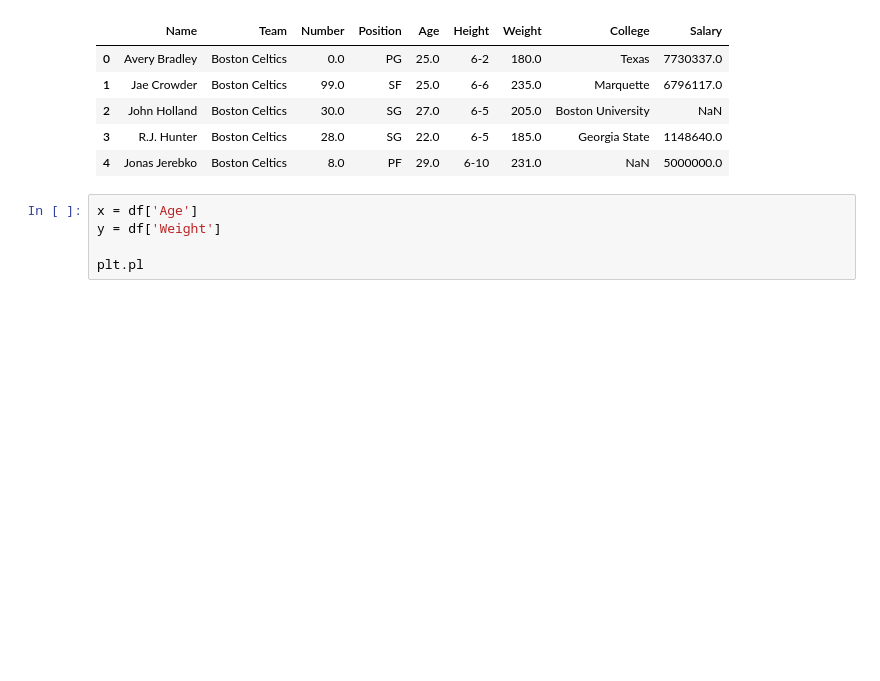
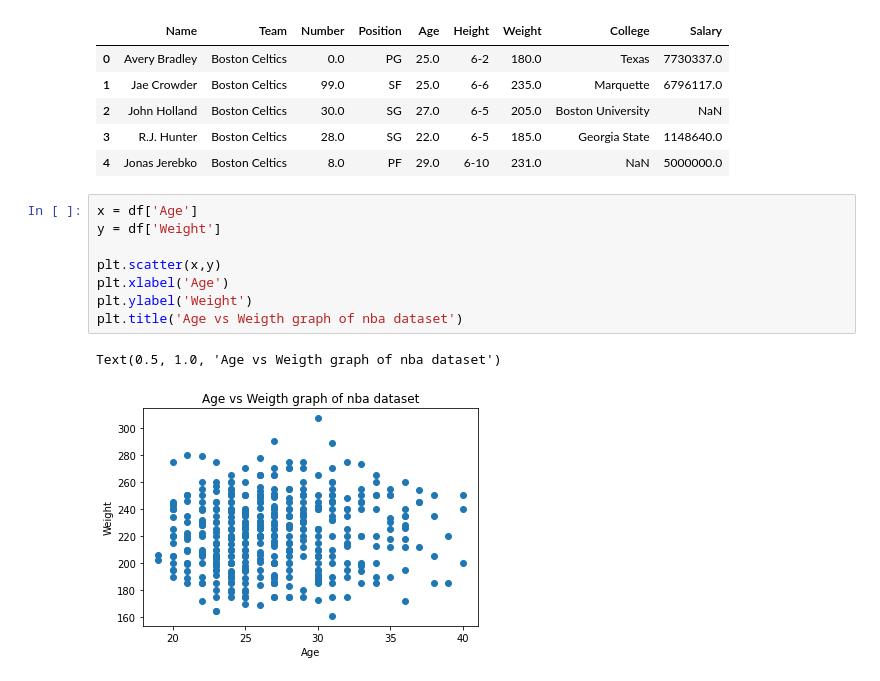
Before and after one commit to Sanket-Mathur/MachineLearning-PanjabUniversity, a Jupyter notebook: Matplotlib.ipynb, the cells around one changed output. Drawn from its saved outputs; the diff is of its cells as text; blank space fills up the shorter version.

```diff
--- a/Matplotlib.ipynb
+++ b/Matplotlib.ipynb
@@ -133,8 +133,14 @@ df.head()
 | 2 | John Holland | Boston Celtics | 30.0 | SG | 27.0 | 6-5 | 205.0 | Boston University | NaN |
 | 3 | R.J. Hunter | Boston Celtics | 28.0 | SG | 22.0 | 6-5 | 185.0 | Georgia State | 1148640.0 |
 | 4 | Jonas Jerebko | Boston Celtics | 8.0 | PF | 29.0 | 6-10 | 231.0 | NaN | 5000000.0 |
-# %%
-x = df['Age']
-y = df['Weight']
-
-plt.pl
+# %%
+x = df['Age']
+y = df['Weight']
+
+plt.scatter(x,y)
+plt.xlabel('Age')
+plt.ylabel('Weight')
+plt.title('Age vs Weigth graph of nba dataset')
+# %% [output]
+Text(0.5, 1.0, 'Age vs Weigth graph of nba dataset')
+[figure, added]
```
